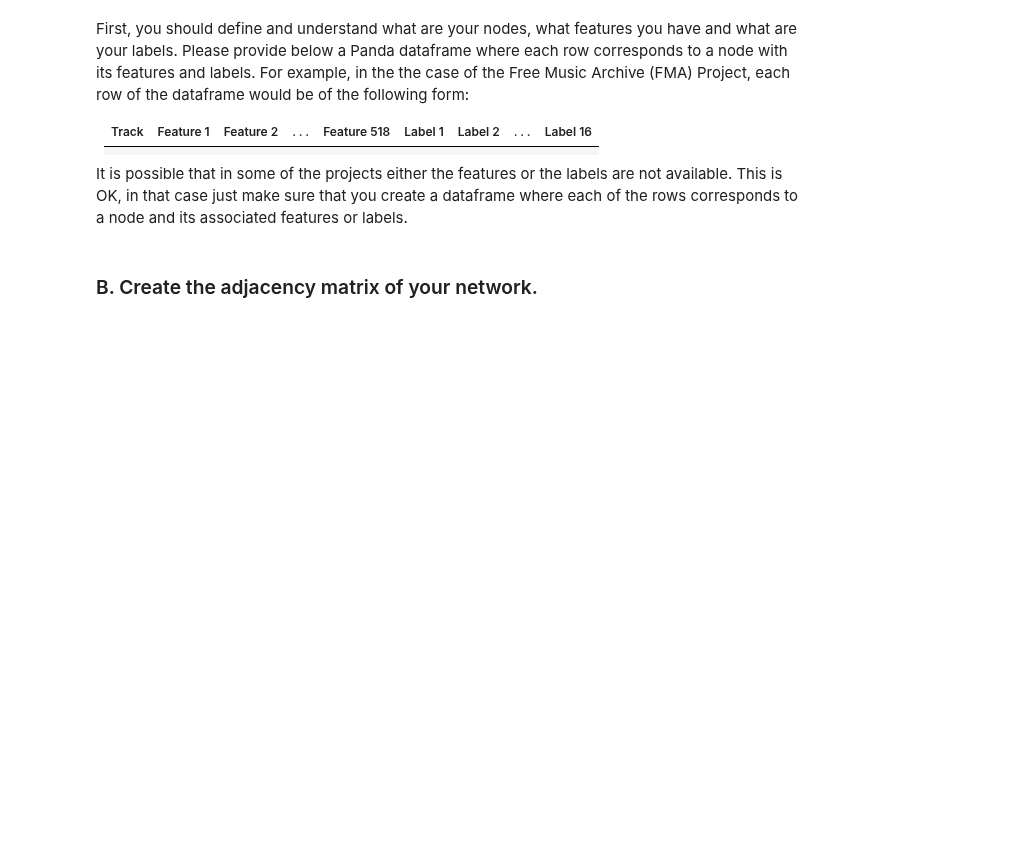
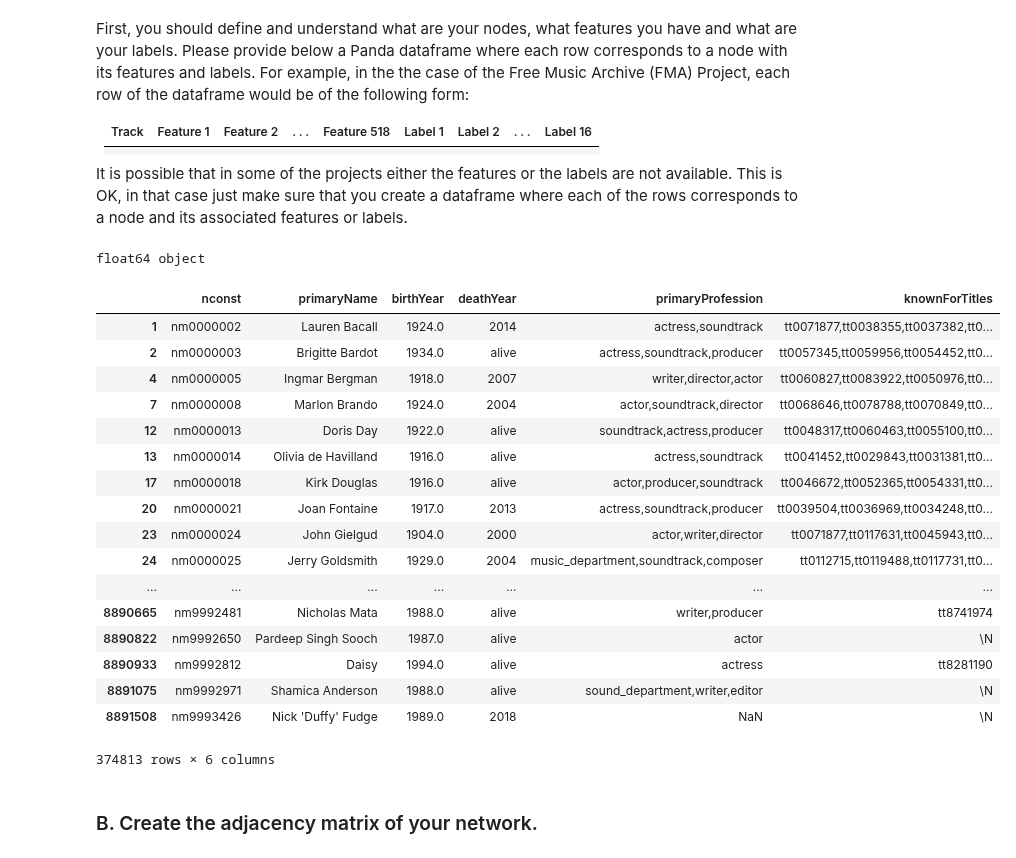
Before and after one commit to vndk36/Project_ntds2018, a Jupyter notebook: 1_network_properties.ipynb, the cells around one changed output. Drawn from its saved outputs; the diff is of its cells as text; code cells hidden in the pictures; blank space fills up the shorter version.

```diff
--- a/1_network_properties.ipynb
+++ b/1_network_properties.ipynb
@@ -44,3 +40,46 @@ features = # the pandas dataframe with the features and labels
+# %%
+# DATA LOAD
+rawBasic=pd.read_csv('../../dataset/IMDb/name.basics.csv', sep='\t'
+                  , dtype={'nconst':str,'primaryName':str,'birthYear':str,'deathYear':str,
+                          'primaryProfession':str,'knownForTitles':str,})
+rawBasic.birthYear=pd.to_numeric(rawBasic.birthYear, errors='coerce')
+rawBasic.deathYear=pd.to_numeric(rawBasic.deathYear, errors='coerce')
+# %%
+# DATA FILTERING
+# Raw data are rawBasic
+basic=rawBasic
+
+# People with Known Birth Year (Most Famous)
+basic=basic[basic.birthYear > 0 ]
+# People Alive or Dead after 2000
+basic.deathYear=basic.deathYear.fillna(3000)
+basic=basic[basic.deathYear >= 2000 ]
+basic.deathYear[basic.deathYear == 3000] = 'alive'
+
+basic
+#rating
+
+#features = # the pandas dataframe with the features and labels
+# %% [output]
+float64 object
+|  | nconst | primaryName | birthYear | deathYear | primaryProfession | knownForTitles |
+| 1 | nm0000002 | Lauren Bacall | 1924.0 | 2014 | actress,soundtrack | tt0071877,tt0038355,tt0037382,tt0... |
+| 2 | nm0000003 | Brigitte Bardot | 1934.0 | alive | actress,soundtrack,producer | tt0057345,tt0059956,tt0054452,tt0... |
+| 4 | nm0000005 | Ingmar Bergman | 1918.0 | 2007 | writer,director,actor | tt0060827,tt0083922,tt0050976,tt0... |
+| 7 | nm0000008 | Marlon Brando | 1924.0 | 2004 | actor,soundtrack,director | tt0068646,tt0078788,tt0070849,tt0... |
+| 12 | nm0000013 | Doris Day | 1922.0 | alive | soundtrack,actress,producer | tt0048317,tt0060463,tt0055100,tt0... |
+| 13 | nm0000014 | Olivia de Havilland | 1916.0 | alive | actress,soundtrack | tt0041452,tt0029843,tt0031381,tt0... |
+| 17 | nm0000018 | Kirk Douglas | 1916.0 | alive | actor,producer,soundtrack | tt0046672,tt0052365,tt0054331,tt0... |
+| 20 | nm0000021 | Joan Fontaine | 1917.0 | 2013 | actress,soundtrack,producer | tt0039504,tt0036969,tt0034248,tt0... |
+| 23 | nm0000024 | John Gielgud | 1904.0 | 2000 | actor,writer,director | tt0071877,tt0117631,tt0045943,tt0... |
+| 24 | nm0000025 | Jerry Goldsmith | 1929.0 | 2004 | music_department,soundtrack,composer | tt0112715,tt0119488,tt0117731,tt0... |
+| ... | ... | ... | ... | ... | ... | ... |
+| 8890665 | nm9992481 | Nicholas Mata | 1988.0 | alive | writer,producer | tt8741974 |
+| 8890822 | nm9992650 | Pardeep Singh Sooch | 1987.0 | alive | actor | \N |
+| 8890933 | nm9992812 | Daisy | 1994.0 | alive | actress | tt8281190 |
+| 8891075 | nm9992971 | Shamica Anderson | 1988.0 | alive | sound_department,writer,editor | \N |
+| 8891508 | nm9993426 | Nick 'Duffy' Fudge | 1989.0 | 2018 | NaN | \N |
+374813 rows × 6 columns
 # %% [markdown]
 ### B. Create the adjacency matrix of your network.
 # %% [markdown]
```
Also changed, not shown: parts of 2 cells of this notebook.
